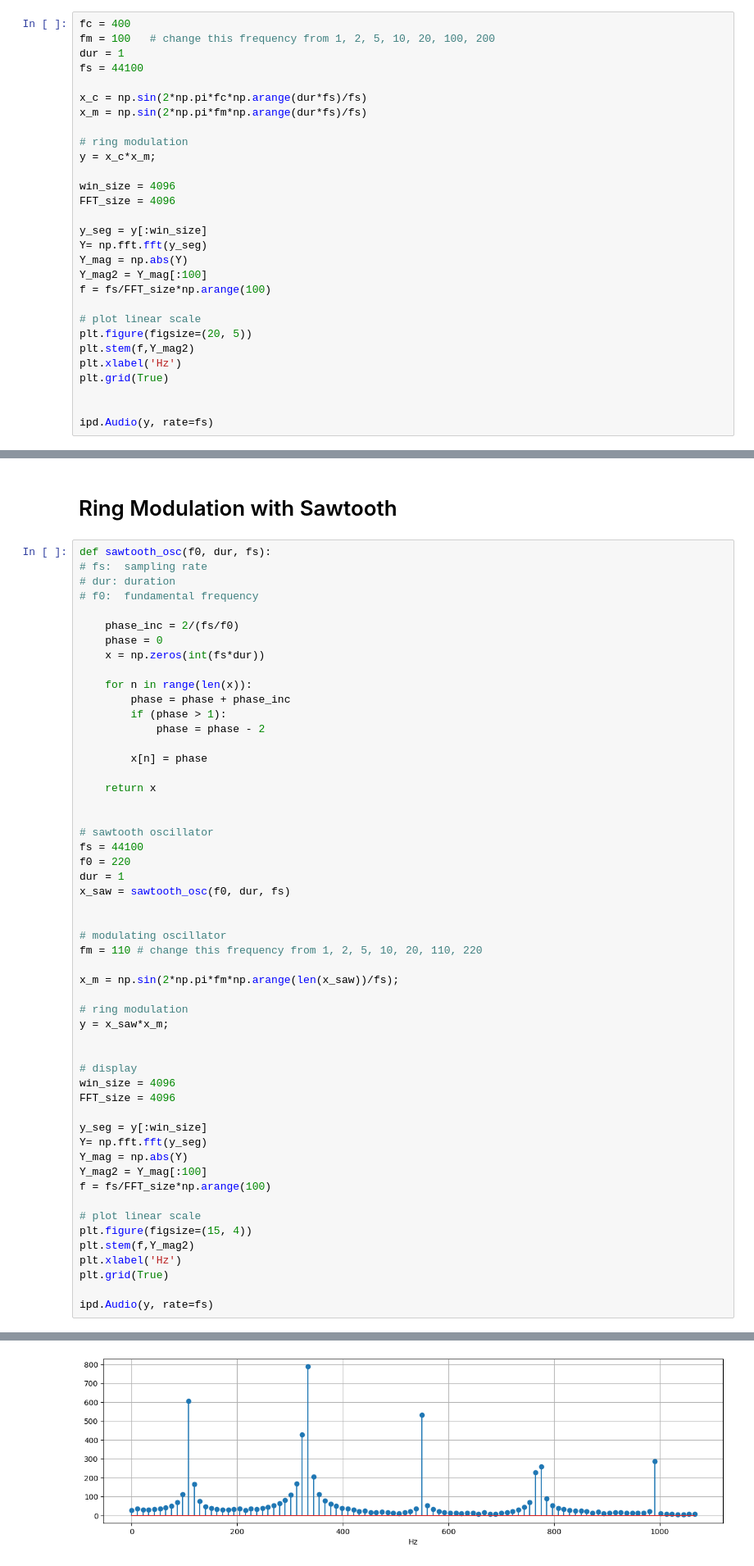
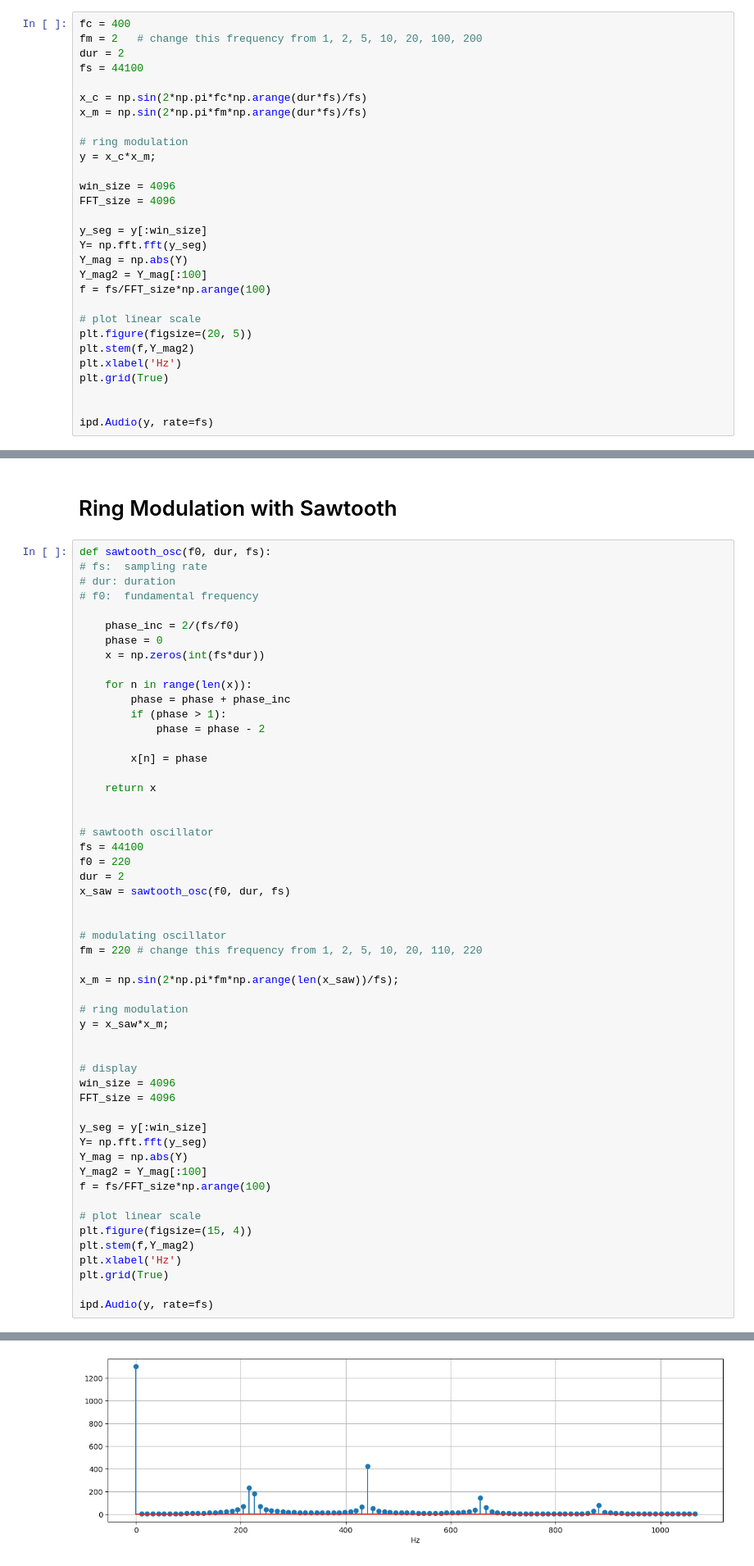
Before and after one commit to juhannam/ctp431-2024, a Jupyter notebook: python/05. Basic Sound Synthesis Units - Part 2.ipynb, the cells around one changed output, grey strips where cells are left out. Shown at 82% size. Drawn from its saved outputs; the diff is of its cells as text.

```diff
--- a/python/05. Basic Sound Synthesis Units - Part 2.ipynb
+++ b/python/05. Basic Sound Synthesis Units - Part 2.ipynb
@@ -8,8 +8,8 @@ import numpy as np
 # Ring Modulation Basic
 # %%
 fc = 400
-fm = 100   # change this frequency from 1, 2, 5, 10, 20, 100, 200
-dur = 1
+fm = 2   # change this frequency from 1, 2, 5, 10, 20, 100, 200
+dur = 2
 fs = 44100
 
 x_c = np.sin(2*np.pi*fc*np.arange(dur*fs)/fs)
@@ -63,39 +63,39 @@ def sawtooth_osc(f0, dur, fs):
 # sawtooth oscillator
 fs = 44100
 f0 = 220
-dur = 1
+dur = 2
 x_saw = sawtooth_osc(f0, dur, fs)
 
 
 # modulating oscillator
-fm = 110 # change this frequency from 1, 2, 5, 10, 20, 110, 220
+fm = 220 # change this frequency from 1, 2, 5, 10, 20, 110, 220
 
 x_m = np.sin(2*np.pi*fm*np.arange(len(x_saw))/fs);
 
 # ring modulation
 y = x_saw*x_m;
 
 
 # display
 win_size = 4096
 FFT_size = 4096
 
 y_seg = y[:win_size]
 Y= np.fft.fft(y_seg)
 Y_mag = np.abs(Y)
 Y_mag2 = Y_mag[:100]
 f = fs/FFT_size*np.arange(100)
 
 # plot linear scale
 plt.figure(figsize=(15, 4))
 plt.stem(f,Y_mag2)
 plt.xlabel('Hz')
 plt.grid(True)
 
 ipd.Audio(y, rate=fs)
 # %% [output]
 [interactive output not drawn]
-[figure, old version]
+[figure, new version]
 # %% [markdown]
 # Alien Sound Effect with RM
 # %%
```
Also changed, not shown: parts of 5 cells of this notebook, 3 other files.
